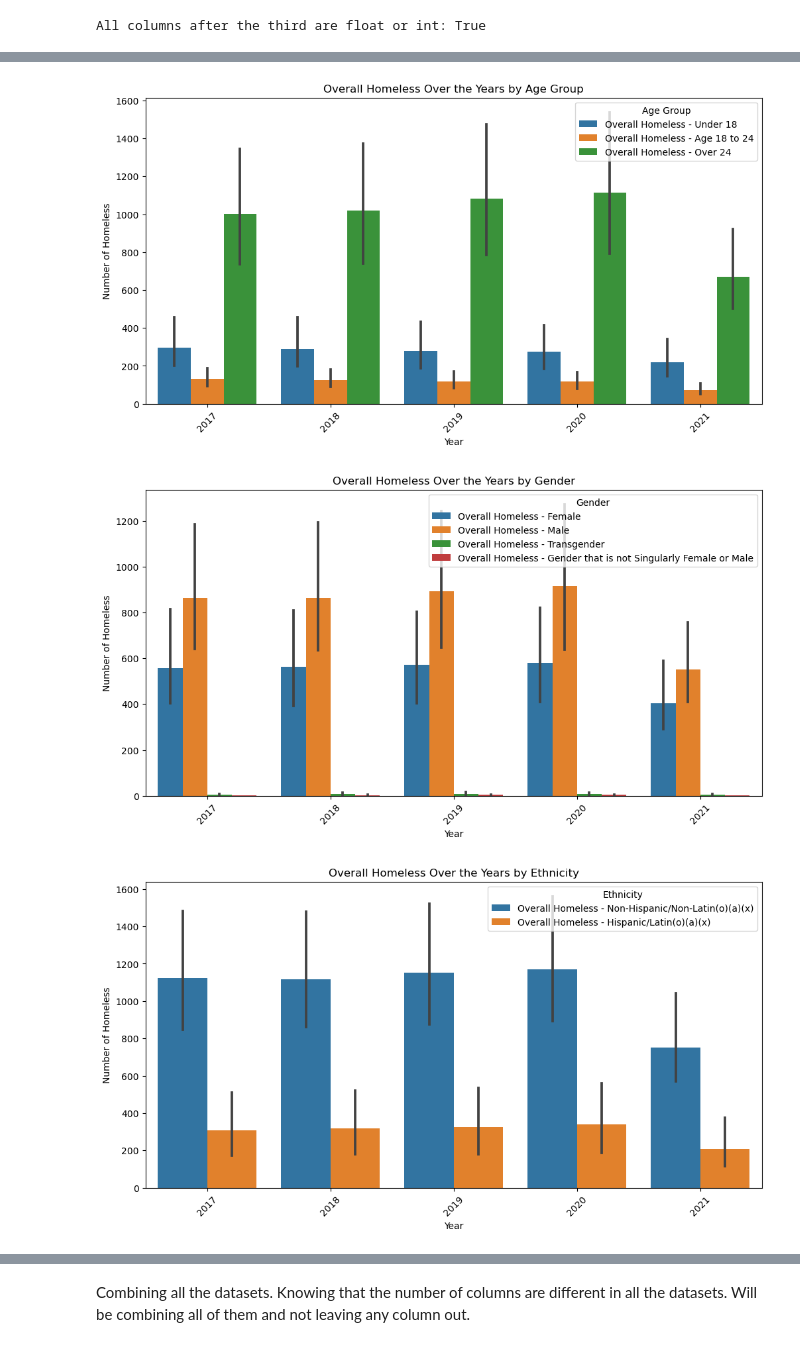
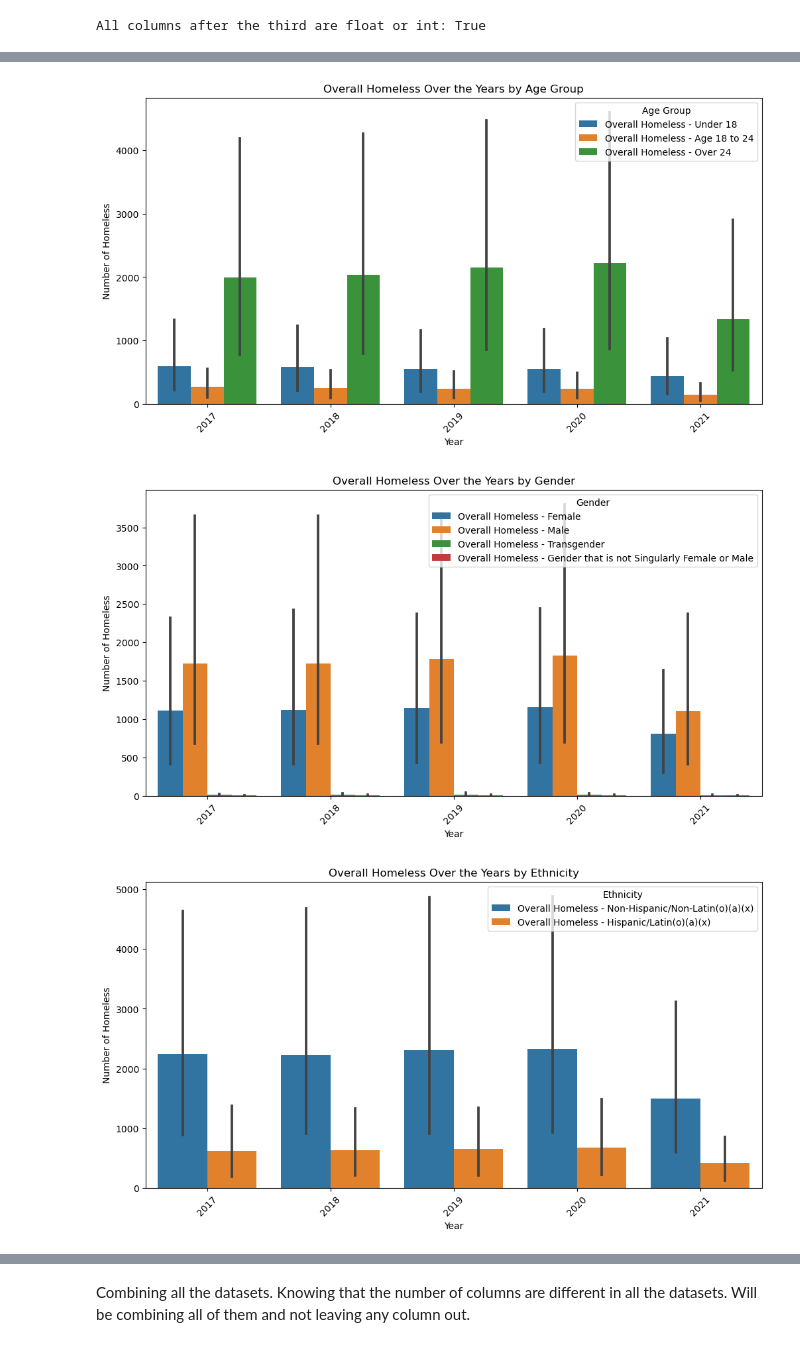
Before and after one commit to SinghNavnoor/homelessness_PIT_count_analysis, a Jupyter notebook: homeless_analysis.ipynb, the cells around one changed output, grey strips where cells are left out. Saved outputs shown, nothing was run; the diff lists cells and outputs as text; code cells hidden in the pictures.

Commit message:
Updated the code up to: Dealing with Column: Count Type

```diff
--- a/homeless_analysis.ipynb
+++ b/homeless_analysis.ipynb
@@ -177,17 +157,0 @@ Drop the rows with 541 null values OR rows that have both CoC Name and CoC Numbe
-# %%
-#Create two conditions to satisfy both requirments.
-
-#First, identify rows with null values in both CoC Name and CoC Number columns.
-condition1 = pc17_21['CoC Name'].isnull() & pc17_21['CoC Number'].isnull()
-
-# Next, identify rows with more than 541 null values
-condition2 = pc17_21.isnull().sum(axis=1) > 541
-
-# Combine conditions using OR (|)
-combined_conditions = condition1 | condition2
-
-# Drop rows based on the combined condition
-pc17_21 = pc17_21[~combined_conditions]  # Use ~ to select the inverse of the condition
-
-# Print the shape of the filtered dataset to verify the number of rows
-print("Shape of filtered dataset:", pc17_21.shape)
@@ -195,0 +205,8 @@ Shape of filtered dataset: (1935, 543)
+# %%
+# Identify rows where both 'CoC Name' and 'Overall Homeless' are NaN
+both_nan = pc17_21['CoC Name'].isnull() & pc17_21['Overall Homeless'].isnull()
+
+# Drop these rows from the DataFrame
+pc17_21 = pc17_21.drop(pc17_21[both_nan].index)
+
+pc17_21.shape
@@ -239,12 +241,0 @@ null_overall_homeless.head(20)
-# %%
-#Drop rows that have null values in Overall Homeless column.
-pc17_21 = pc17_21.dropna(subset=['Overall Homeless'])
-
-# Get the count of null values for each column
-null_counts3 = pc17_21.isnull().sum()
-
-# Print columns with null values and their respective counts
-print("Columns with null values:")
-for column, null_count in null_counts3.items():
-    if null_count > 0:
-        print(f"{column}: {null_count} null values")
@@ -433,7 +406,7 @@ plt.ylabel('Number of Homeless')
 plt.legend(title='Age Group')
 plt.show()
 # %% [output]
-[figure, old version]
+[figure, new version]
 # %%
 #Homelessness among the genders over the time.
 
@@ -464,36 +437,37 @@ plt.ylabel('Number of Homeless')
 plt.legend(title='Gender')
 plt.show()
 # %% [output]
-[figure, old version]
+[figure, new version]
 # %%
 # Homelessness among Ethnicities.
 
 # Set the size of the plot
 plt.figure(figsize=(12, 6))
 
 # Melt the DataFrame to reshape it for seaborn
 melted_df = pc17_21.melt(id_vars=['Year'],
                     value_vars=['Overall Homeless - Non-Hispanic/Non-Latin(o)(a)(x)',
                                 'Overall Homeless - Hispanic/Latin(o)(a)(x)'],
                     var_name='Ethnicity',
                     value_name='Number of Homeless')
 
 # Create the bar plot
-sns.barplot(x='Year', y='Number of Homeless', hue='Ethnicity', data=melted_df)
+sns.barplot(x
+            ='Year', y='Number of Homeless', hue='Ethnicity', data=melted_df)
 
 # Rotate x-axis labels for better readability
 plt.xticks(rotation=45)
 
 # Set plot title and labels
 plt.title('Overall Homeless Over the Years by Ethnicity')
 plt.xlabel('Year')
 plt.ylabel('Number of Homeless')
 
 # Show plot
 plt.legend(title='Ethnicity')
 plt.show()
 # %% [output]
-[figure, old version]
+[figure, new version]
 # %%
 #Homelessness among the genders over the time.
 
```
Also changed, not shown: parts of 48 cells of this notebook, 2 other files.
